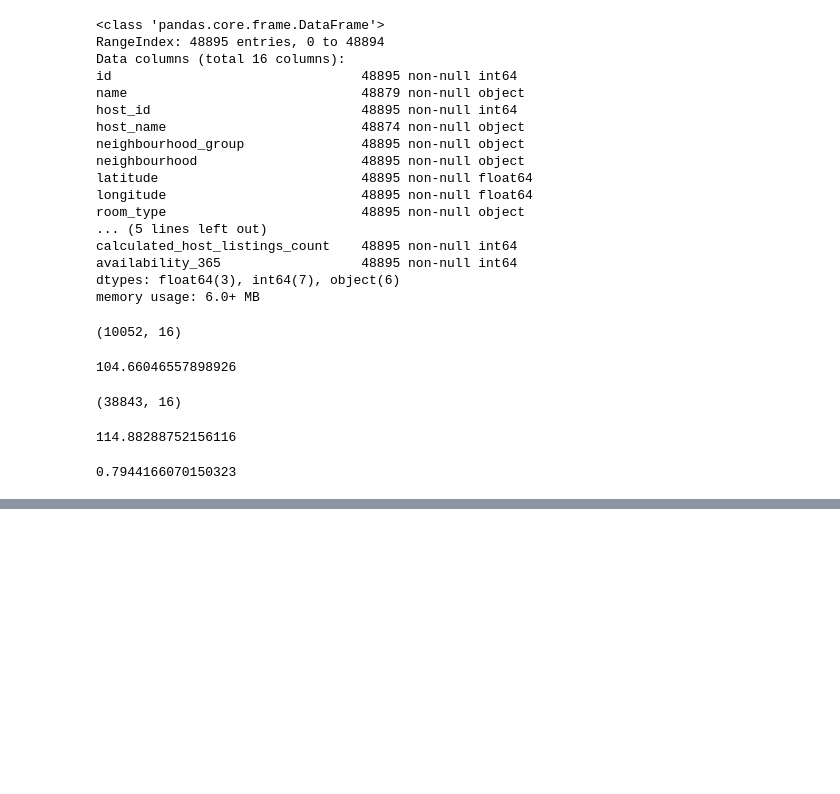
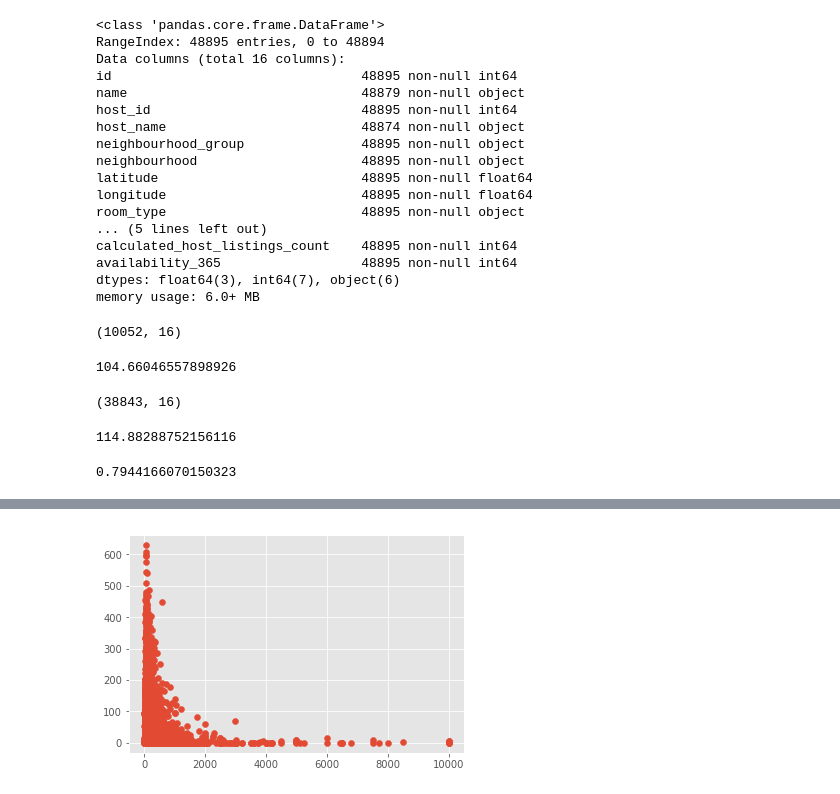
Before and after one commit to abeldesta/AirBnB-EDA, a Jupyter notebook: eda.ipynb, the cells around one changed output, grey strips where cells are left out. Drawn from its saved outputs; the diff is of its cells as text; code cells hidden in the pictures; blank space fills up the shorter version.

```diff
--- a/eda.ipynb
+++ b/eda.ipynb
@@ -139,0 +179,10 @@ non_null.shape[0]/nyc_data.shape[0]
+# %%
+fig, ax = plt.subplots(1,1)
+# ax.hist(nyc_data['price'], bins = 100, density = True, label = 'entire home')
+ax.scatter(nyc_data['price'], nyc_data['number_of_reviews'])
+#ax.hist(private['price'], bins = 100, label = 'private room')
+#ax.hist(shared['price'], bins = 100, label = 'shared room')
+
+plt.show()
+# %% [output]
+[figure, added]
```
Also changed, not shown: parts of 23 cells of this notebook, 1 other file.
